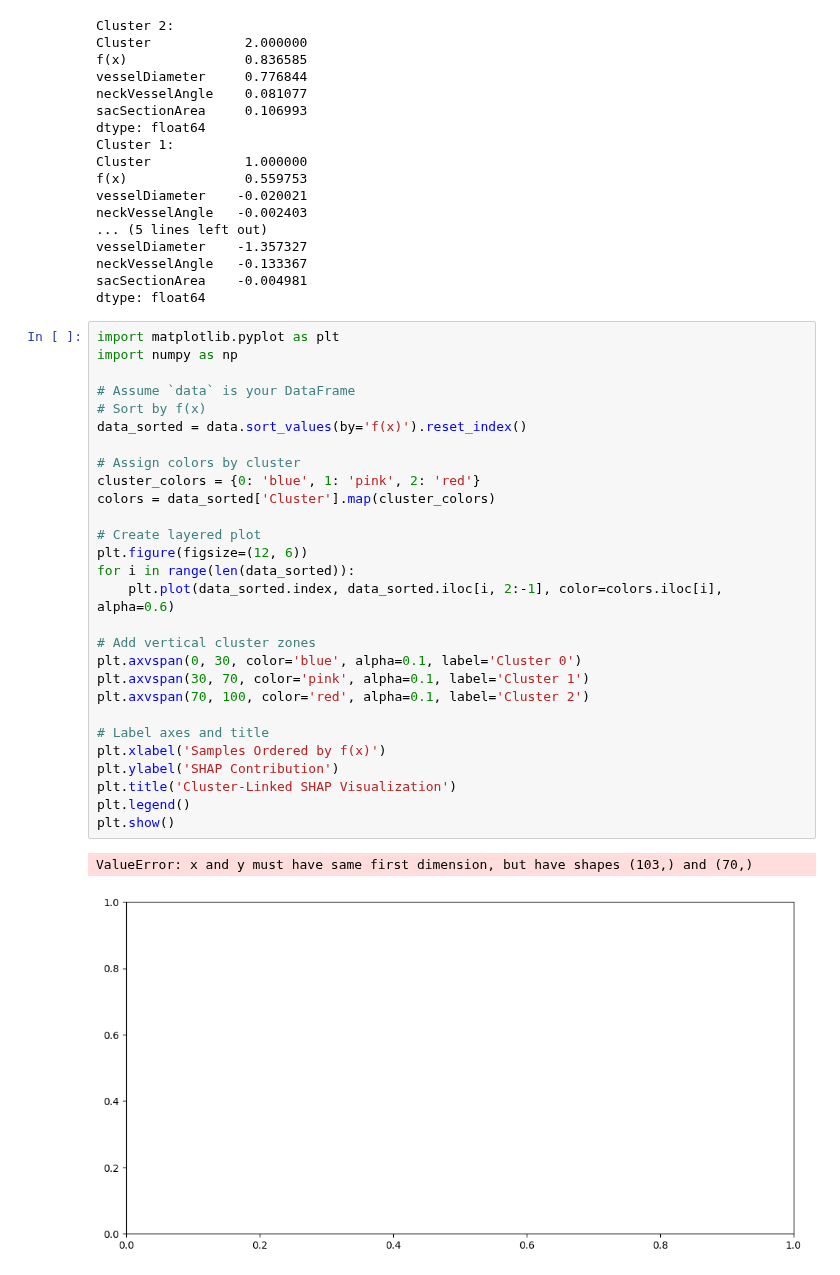
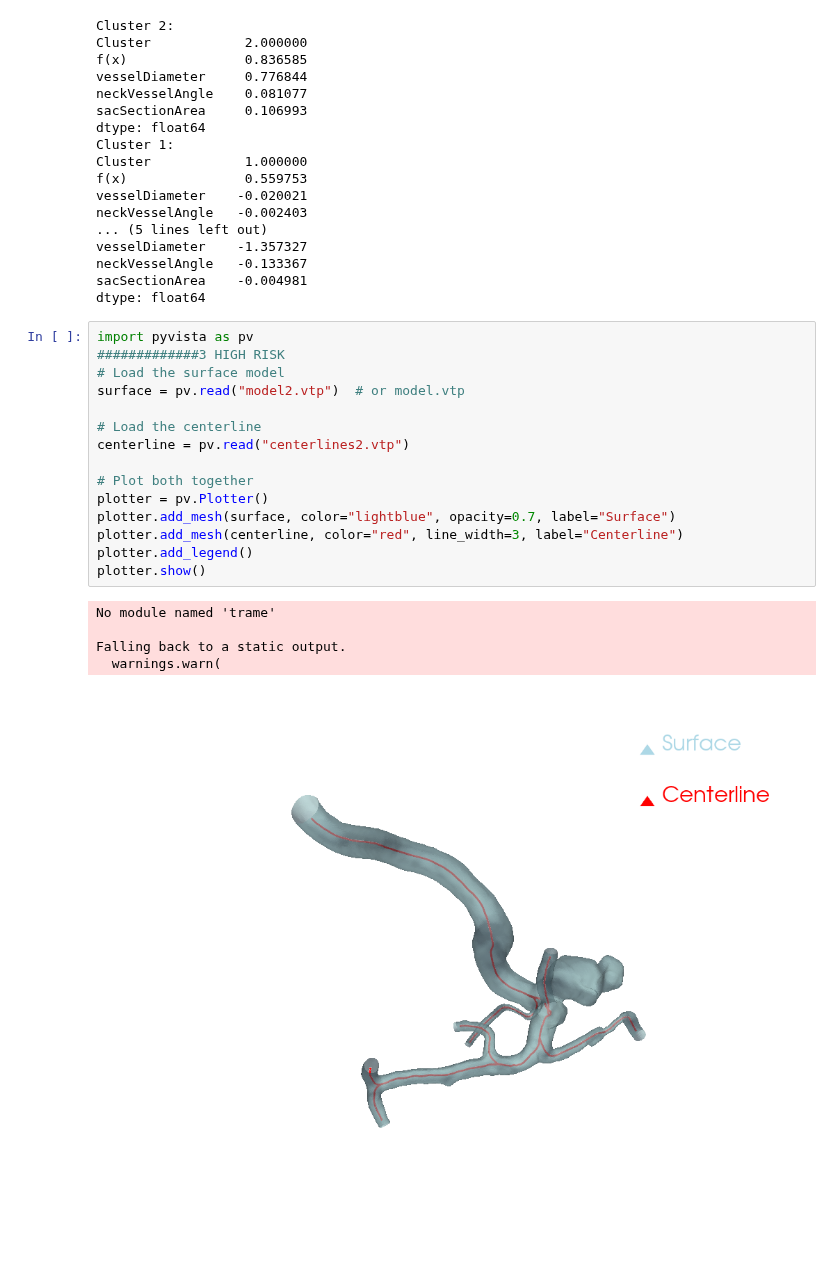
Before and after one commit to shrinitbabel/Aneurysm-CFD-Supervised-Clustering, a Jupyter notebook: SHAP.ipynb, the cells around one changed output. Cells and saved outputs as stored; diff of their text form.

```diff
--- a/SHAP.ipynb
+++ b/SHAP.ipynb
@@ -75,36 +142,26 @@ vesselDiameter    -1.357327
 neckVesselAngle   -0.133367
 sacSectionArea    -0.004981
 dtype: float64
-# %%
-import matplotlib.pyplot as plt
-import numpy as np
-
-# Assume `data` is your DataFrame
-# Sort by f(x)
-data_sorted = data.sort_values(by='f(x)').reset_index()
-
-# Assign colors by cluster
-cluster_colors = {0: 'blue', 1: 'pink', 2: 'red'}
-colors = data_sorted['Cluster'].map(cluster_colors)
-
-# Create layered plot
-plt.figure(figsize=(12, 6))
-for i in range(len(data_sorted)):
-    plt.plot(data_sorted.index, data_sorted.iloc[i, 2:-1], color=colors.iloc[i], alpha=0.6)
-
-# Add vertical cluster zones
-plt.axvspan(0, 30, color='blue', alpha=0.1, label='Cluster 0')
-plt.axvspan(30, 70, color='pink', alpha=0.1, label='Cluster 1')
-plt.axvspan(70, 100, color='red', alpha=0.1, label='Cluster 2')
-
-# Label axes and title
-plt.xlabel('Samples Ordered by f(x)')
-plt.ylabel('SHAP Contribution')
-plt.title('Cluster-Linked SHAP Visualization')
-plt.legend()
-plt.show()
-# %% [output]
-ValueError: x and y must have same first dimension, but have shapes (103,) and (70,)
-[figure, removed]
+# %%
+import pyvista as pv
+#############3 HIGH RISK
+# Load the surface model
+surface = pv.read("model2.vtp")  # or model.vtp
+
+# Load the centerline
+centerline = pv.read("centerlines2.vtp")
+
+# Plot both together
+plotter = pv.Plotter()
+plotter.add_mesh(surface, color="lightblue", opacity=0.7, label="Surface")
+plotter.add_mesh(centerline, color="red", line_width=3, label="Centerline")
+plotter.add_legend()
+plotter.show()
+# %% [output]
+No module named 'trame'
+
+Falling back to a static output.
+  warnings.warn(
+[figure, added]
 # %%
 import pyvista as pv
```
Also changed, not shown: parts of 3 cells of this notebook, 5 other files.
